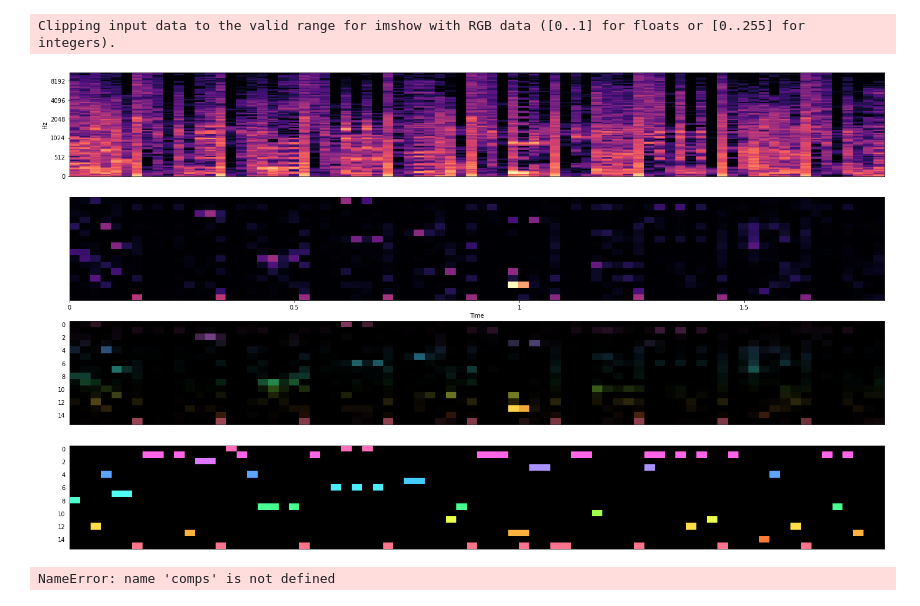
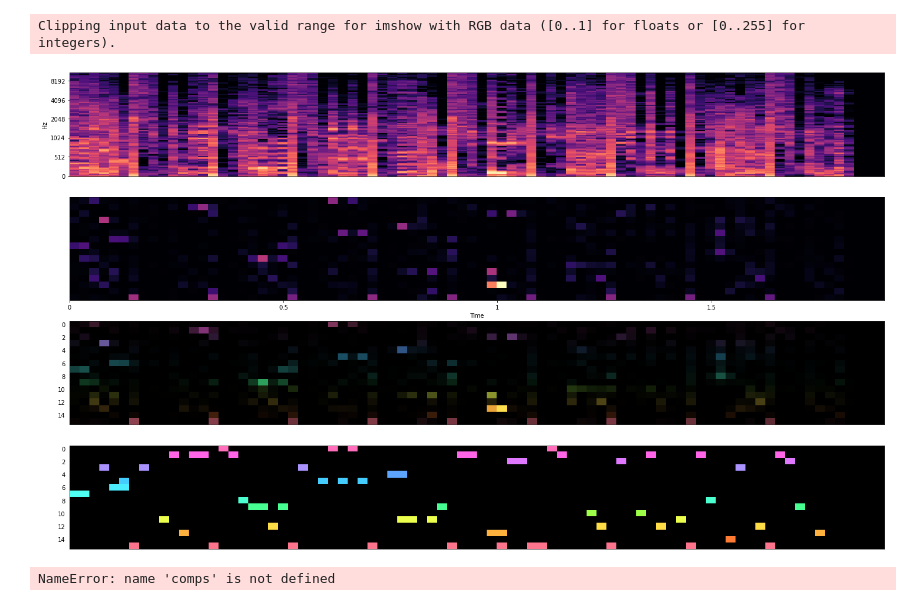
Before and after one commit to jonnor/machinehearing, a Jupyter notebook: handson/music-decomposition-atoms/Decompose.ipynb, the cells around one changed output. Cells and saved outputs as stored; diff of their text form; code cells hidden in the pictures.

```diff
--- a/handson/music-decomposition-atoms/Decompose.ipynb
+++ b/handson/music-decomposition-atoms/Decompose.ipynb
@@ -71,36 +71,37 @@ def plot_colorized_activations(acts, ax, hop_length=None, sr=None, value_mod=1.0
 
 def plot_activations(S, acts):
     fig, ax = plt.subplots(nrows=4, ncols=1, figsize=(25, 15), sharex=False)
 
     # spectrogram
     db = librosa.amplitude_to_db(S, ref=numpy.max)
     librosa.display.specshow(db, ax=ax[0], y_axis='mel')
 
     # original activations
     librosa.display.specshow(acts, x_axis='time', ax=ax[1])
 
     # colorize
     plot_colorized_activations(acts, ax=ax[2], value_mod=3.0)
 
     # thresholded
-    norm = acts / numpy.quantile(acts, 0.90, axis=0, keepdims=True)
+    q = numpy.quantile(acts, 0.90, axis=0, keepdims=True) + 1e-9
+    norm = acts / q
     threshold = numpy.quantile(norm, 0.95)
     plot_colorized_activations((norm > threshold).astype(float), ax=ax[3], value_mod=1.0)
     return fig
 
 def main():
-    audio_file = 'short.wav'
+    audio_file = 'silence-end.wav'
     audio_bpm = 130
     sr = 22050
     audio, sr = librosa.load(audio_file, sr=sr)
     S, comps, acts = decompose_audio(y=audio, sr=sr, bpm=audio_bpm)
     fig = plot_activations(S, acts)
     fig.savefig('plot.png', transparent=False)
 
 main()
 # %% [output]
 Clipping input data to the valid range for imshow with RGB data ([0..1] for floats or [0..255] for integers).
-[figure, old version]
+[figure, new version]
 # %%
 r = numpy.expand_dims(numpy.mean(comps, axis=1), axis=1)
 #r = comps.T[0]
```
